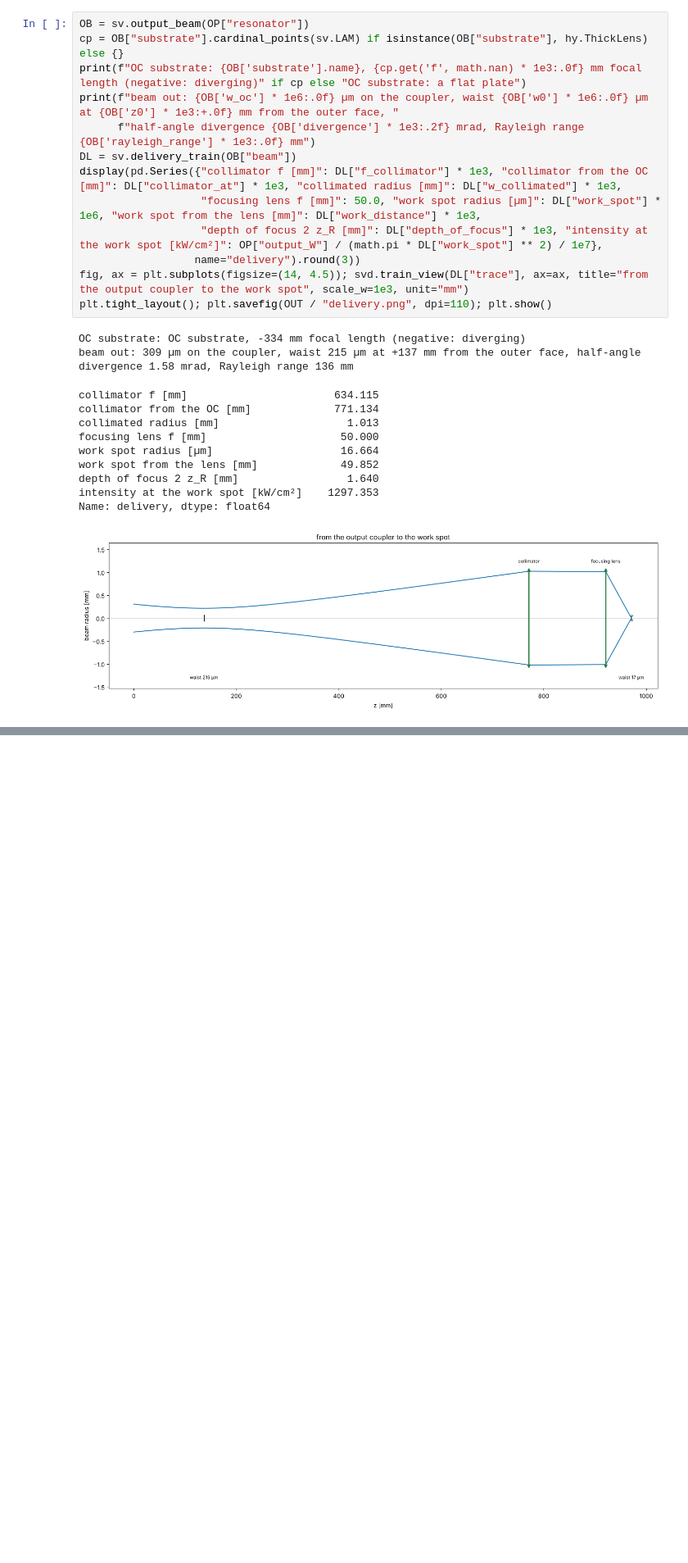
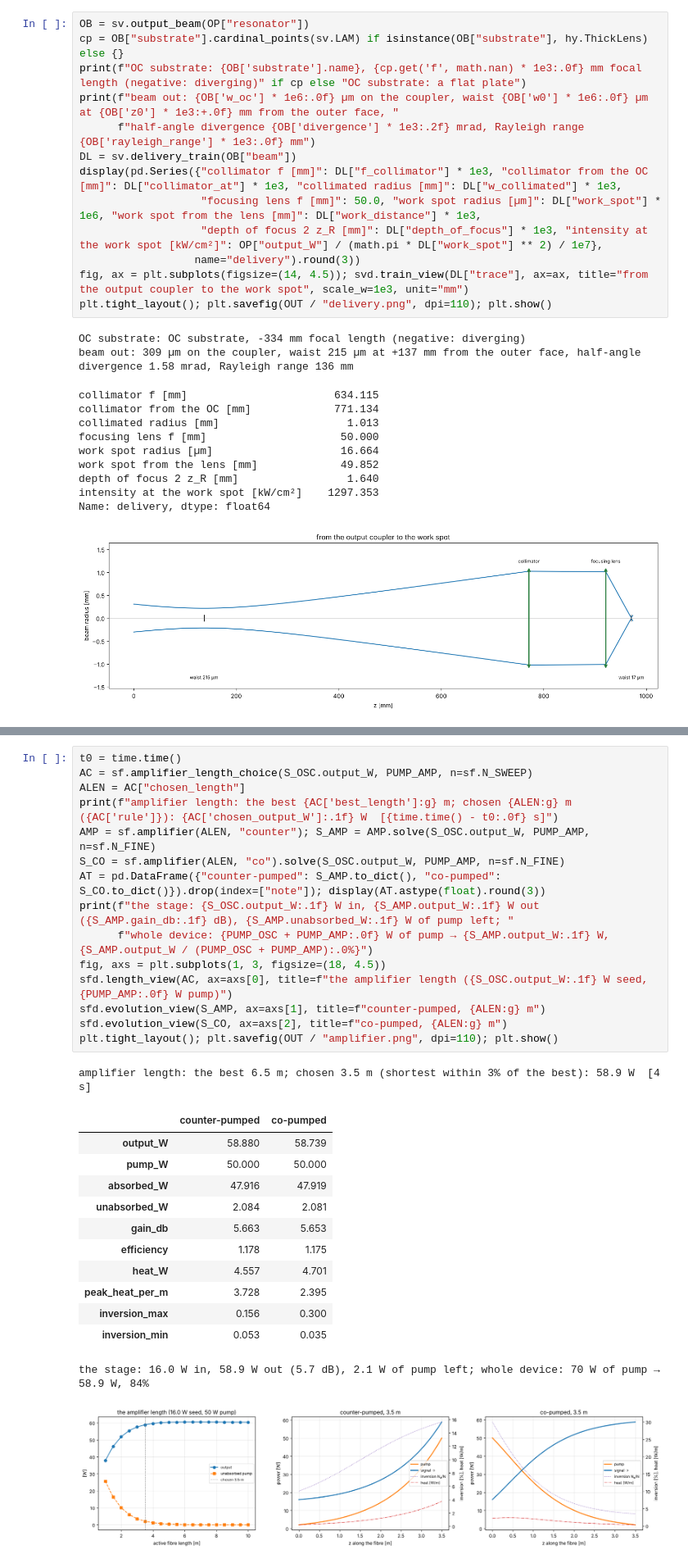
Before and after one commit to technolog-spectrumai/vegeta, a Jupyter notebook: notebooks/46_svarog.ipynb, the cells around one changed output, grey strips where cells are left out. Shown at 82% size. Drawn from its saved outputs; the diff is of its cells as text; blank space fills up the shorter version.

```diff
--- a/notebooks/46_svarog.ipynb
+++ b/notebooks/46_svarog.ipynb
@@ -338,0 +470,30 @@ written designs/data/svarog_design.json and designs/data/reports/46_svarog.json
+# %%
+t0 = time.time()
+AC = sf.amplifier_length_choice(S_OSC.output_W, PUMP_AMP, n=sf.N_SWEEP)
+ALEN = AC["chosen_length"]
+print(f"amplifier length: the best {AC['best_length']:g} m; chosen {ALEN:g} m ({AC['rule']}): {AC['chosen_output_W']:.1f} W  [{time.time() - t0:.0f} s]")
+AMP = sf.amplifier(ALEN, "counter"); S_AMP = AMP.solve(S_OSC.output_W, PUMP_AMP, n=sf.N_FINE)
+S_CO = sf.amplifier(ALEN, "co").solve(S_OSC.output_W, PUMP_AMP, n=sf.N_FINE)
+AT = pd.DataFrame({"counter-pumped": S_AMP.to_dict(), "co-pumped": S_CO.to_dict()}).drop(index=["note"]); display(AT.astype(float).round(3))
+print(f"the stage: {S_OSC.output_W:.1f} W in, {S_AMP.output_W:.1f} W out ({S_AMP.gain_db:.1f} dB), {S_AMP.unabsorbed_W:.1f} W of pump left; "
+      f"whole device: {PUMP_OSC + PUMP_AMP:.0f} W of pump → {S_AMP.output_W:.1f} W, {S_AMP.output_W / (PUMP_OSC + PUMP_AMP):.0%}")
+fig, axs = plt.subplots(1, 3, figsize=(18, 4.5))
+sfd.length_view(AC, ax=axs[0], title=f"the amplifier length ({S_OSC.output_W:.1f} W seed, {PUMP_AMP:.0f} W pump)")
+sfd.evolution_view(S_AMP, ax=axs[1], title=f"counter-pumped, {ALEN:g} m")
+sfd.evolution_view(S_CO, ax=axs[2], title=f"co-pumped, {ALEN:g} m")
+plt.tight_layout(); plt.savefig(OUT / "amplifier.png", dpi=110); plt.show()
+# %% [output]
+amplifier length: the best 6.5 m; chosen 3.5 m (shortest within 3% of the best): 58.9 W  [4 s]
+|  | counter-pumped | co-pumped |
+| output_W | 58.880 | 58.739 |
+| pump_W | 50.000 | 50.000 |
+| absorbed_W | 47.916 | 47.919 |
+| unabsorbed_W | 2.084 | 2.081 |
+| gain_db | 5.663 | 5.653 |
+| efficiency | 1.178 | 1.175 |
+| heat_W | 4.557 | 4.701 |
+| peak_heat_per_m | 3.728 | 2.395 |
+| inversion_max | 0.156 | 0.300 |
+| inversion_min | 0.053 | 0.035 |
+the stage: 16.0 W in, 58.9 W out (5.7 dB), 2.1 W of pump left; whole device: 70 W of pump → 58.9 W, 84%
+[figure, added]
```
Also changed, not shown: parts of 56 cells of this notebook, 27 other files.
